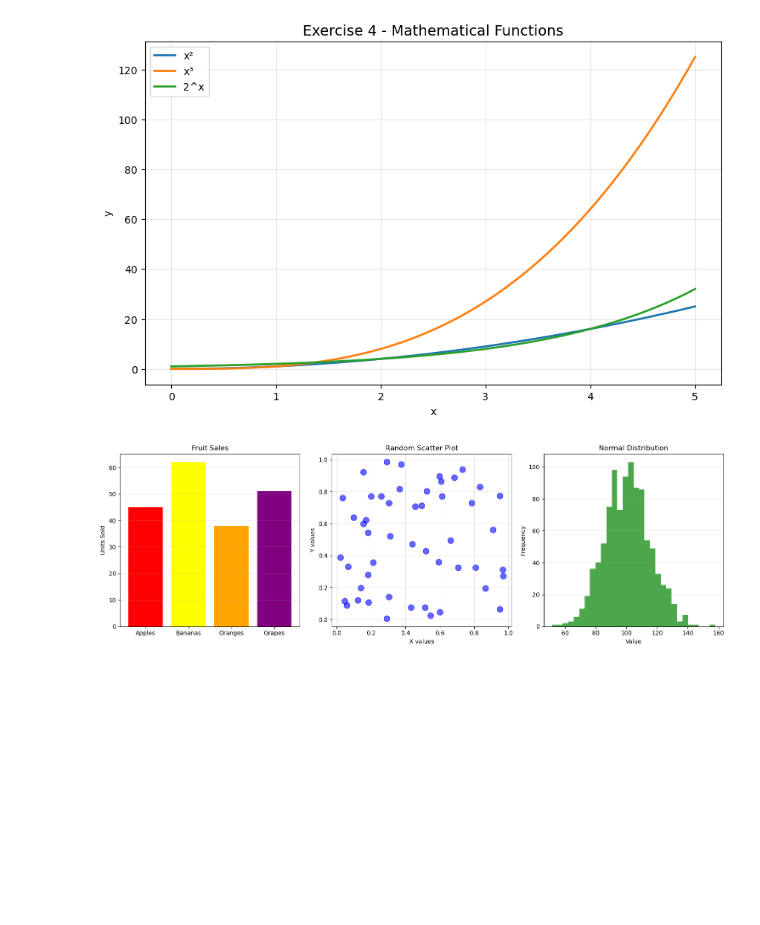
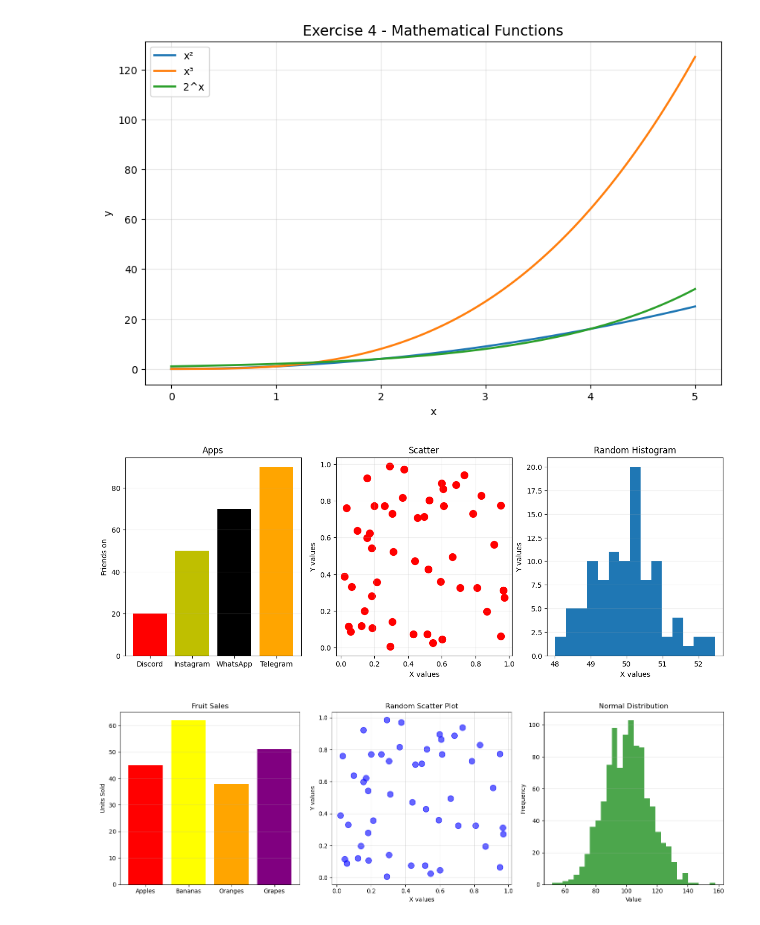
Before and after one commit to awesomesauss/MLAI, a Jupyter notebook: Lab4_Pandas_Matplotlib.ipynb, the cells around one changed output. Drawn from its saved outputs; the diff is of its cells as text; code cells hidden in the pictures; blank space fills up the shorter version.

```diff
--- a/Lab4_Pandas_Matplotlib.ipynb
+++ b/Lab4_Pandas_Matplotlib.ipynb
@@ -997,3 +1052,37 @@ plt.show()
+# %%
+# EXERCISE 5: Create a 1x3 subplot showing:
+# - Subplot 1: Bar chart of your choice
+# - Subplot 2: Scatter plot of random data
+# - Subplot 3: Histogram of normally distributed data
+# Your code here:
+fig, axes = plt.subplots(1,3, figsize = (15,5))
+
+apps = ['Discord','Instagram','WhatsApp','Telegram']
+friends = [20, 50, 70, 90]
+axes[0].bar(apps,friends, color = ['r','y','black','orange'])
+axes[0].set_title('Apps')
+axes[0].set_ylabel('Friends on')
+axes[0].grid(axis = 'y',alpha=0.2)
+
+np.random.seed(42)
+x = np.random.rand(50)
+y = np.random.rand(50)
+axes[1].scatter(x,y,color = 'r', s = 100)
+axes[1].set_title("Scatter")
+axes[1].set_xlabel("X values")
+axes[1].set_ylabel("Y values")
+axes[1].grid(alpha = 0.2)
+
+histd = np.random.normal(50,1,100)
+axes[2].hist(histd, bins = 15)
+axes[2].set_title('Random Histogram')
+axes[2].set_xlabel("X values")
+axes[2].set_ylabel("Y values")
+axes[2].grid(axis = 'y', alpha = 0.2)
+
+plt.show()
+# %% [output]
+[figure, added]
 # %%
 # SOLUTION 5:
 fig, axes = plt.subplots(1, 3, figsize=(15, 5))
```
Also changed, not shown: parts of 9 cells of this notebook.
